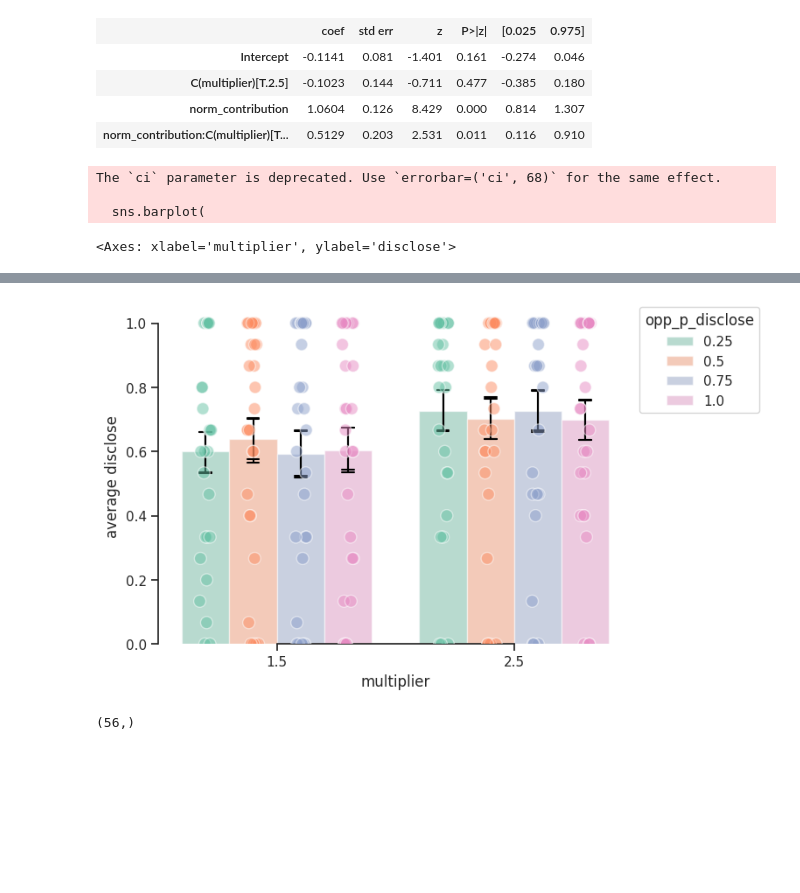
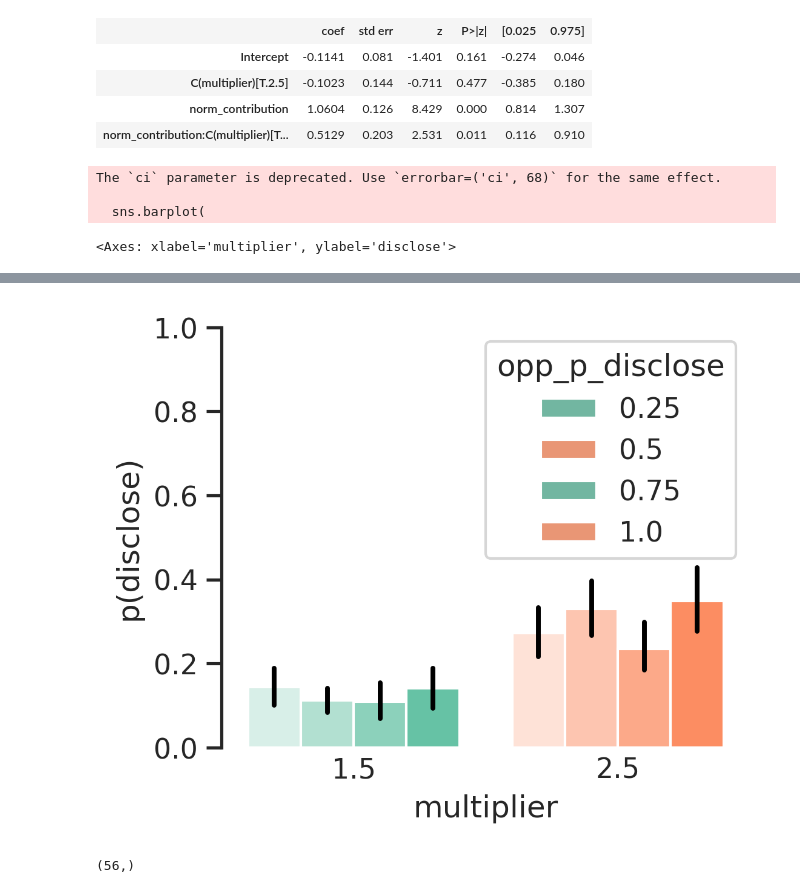
Before and after one commit to bsgarcia/CovidGoodGameAnalysis, a Jupyter notebook: analysis_single.ipynb, the cells around one changed output, grey strips where cells are left out. Cells and saved outputs as stored; diff of their text form; code cells hidden in the pictures; blank space fills up the shorter version.

```diff
--- a/analysis_single.ipynb
+++ b/analysis_single.ipynb
@@ -689,18 +689,29 @@ Logit Regression Results
 | norm_contribution | 1.0604 | 0.126 | 8.429 | 0.000 | 0.814 | 1.307 |
 | norm_contribution:C(multiplier)[T... | 0.5129 | 0.203 | 2.531 | 0.011 | 0.116 | 0.910 |
 # %%
-selected_exp = 3
+from matplotlib.colors import to_rgba, to_hex
+selected_exp = 4
 df = dfs[selected_exp]
 
 vi = 'opp_p_disclose'
 vd = 'disclose'
 
-fig, ax = plt.subplots(figsize=(7, 5))
+sns.set({'figure.figsize': (3.75, 3), 'figure.dpi': 300})
+sns.set_style('ticks')
 
 df2 = df.groupby(['prolific_id', 'multiplier',
-                    vi], as_index=False)[vd].mean()
+                  vi], as_index=False)[vd].mean()
+
 
 sns.set_palette("Set2")
+
+alphas = [0.25, 0.5, 0.75, 1.0]
+palette_green =[to_hex(to_rgba("C0", a), keep_alpha=True) for a in alphas]
+palette_orange = [to_hex(to_rgba("C1", a), keep_alpha=True) for a in alphas]
+
+palette = np.array([(i,j) for i,j in zip(palette_green, palette_orange)]).flatten()
+
+# sns.set_palette(sns.color_palette(palette))
 
 sns.barplot(
     x='multiplier',
@@ -708,34 +719,42 @@ sns.barplot(
     hue=vi, data=df2, ci=68,
     edgecolor="white",
     errcolor="black",
-    errwidth=1.5,
-    capsize=0.05,
-    alpha=0.5, ax=ax, zorder=1)
+    errwidth=1.9,
+    # capsize=0.05,
+    palette=list(palette),
+    zorder=0, clip_on=False)
 
+ax = plt.gca()
+count = 0
+for i, bar_group in enumerate(ax.containers):
+    for bar in bar_group:
+        bar.set_facecolor(palette[count])
+        count+=1
+
+plt.ylim(0, 1)
+# return
 # sns.pointplot()
-sns.stripplot(
-    x='multiplier',
-     y=vd, hue=vi, data=df2, dodge=True,
-              jitter=True, ax=ax, alpha=0.5, size=10, edgecolor='white', linewidth=1, zorder=5, palette='Set2')
+# ax = sns.stripplot(
+#     x='multiplier',
+#     y=vd, hue=vi, data=df2, dodge=True,
+#     jitter=True,
+#     alpha=0.8,
+#     size=5,
+#     # palette=list(palette),
+#     edgecolor='white',
+#     linewidth=.5, zorder=1, clip_on=False)
 
-sns.barplot(
-   x='multiplier',
-   y=vd,
-   hue=vi, data=df2, ci=68,
-   edgecolor="white",
-   errcolor="black",
-   errwidth=1.5,
-   capsize=0.05,
-   alpha=0., zorder=10)
-#
+# count = 0
+# for i, bar_group in enumerate(ax.containers):
+#     for bar in bar_group:
+#         print(bar)
+#         bar.set_facecolor(palette[count])
+#         count+=1
+# #
+sns.despine(right=True, top=True, trim=True, bottom=True)
+plt.tick_params(axis='x', length=0)
 
-
-handles, labels = ax.get_legend_handles_labels()
-ax.legend(handles[4:], labels[8:], title=vi,
-          bbox_to_anchor=(1, 1.02), loc='upper left')
-sns.despine(right=True, top=True, trim=True)
-
-plt.ylabel(f'average {vd}')
+plt.ylabel(f'p({vd})')
 
 # plt.gca().spines['left'].set_smart_bounds(True)
 # plt.gca().spines['bottom'].set_smart_bounds(True)
@@ -743,10 +762,13 @@ plt.ylabel(f'average {vd}')
 df3 = df.groupby(['prolific_id', 'multiplier'], as_index=False)[vd].mean()
 
 r = pg.ttest(x=df3[df3['multiplier'] == 1.5][vd],
-         y=df3[df3['multiplier'] == 2.5][vd])
+             y=df3[df3['multiplier'] == 2.5][vd])
 # plt.ylim(.6, 1)
 print(r)
-pg.mixed_anova(data=df2, dv=vd, between="multiplier", within=vi, subject='prolific_id')
+pg.mixed_anova(data=df2, dv=vd, between="multiplier",
+               within=vi, subject='prolific_id')
+
+plt.savefig(f'fig/fig3_exp_{selected_exp}_p_disclose.svg')
 # %% [output]
 The `ci` parameter is deprecated. Use `errorbar=('ci', 68)` for the same effect.
 
@@ -771 +788 @@ T-test  0.204841
-[figure, old version]
+[figure, new version]
```
Also changed, not shown: parts of 2 cells of this notebook, 2 other files.
